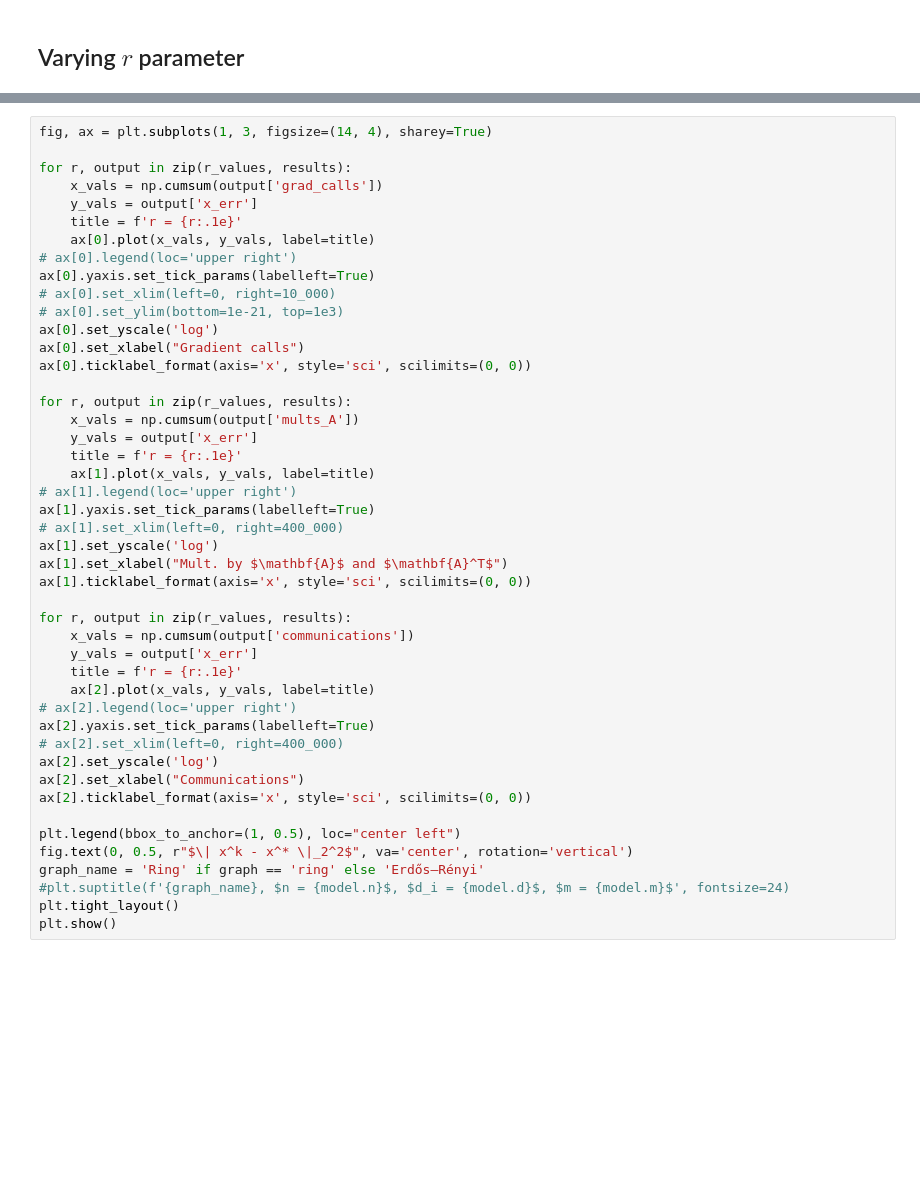
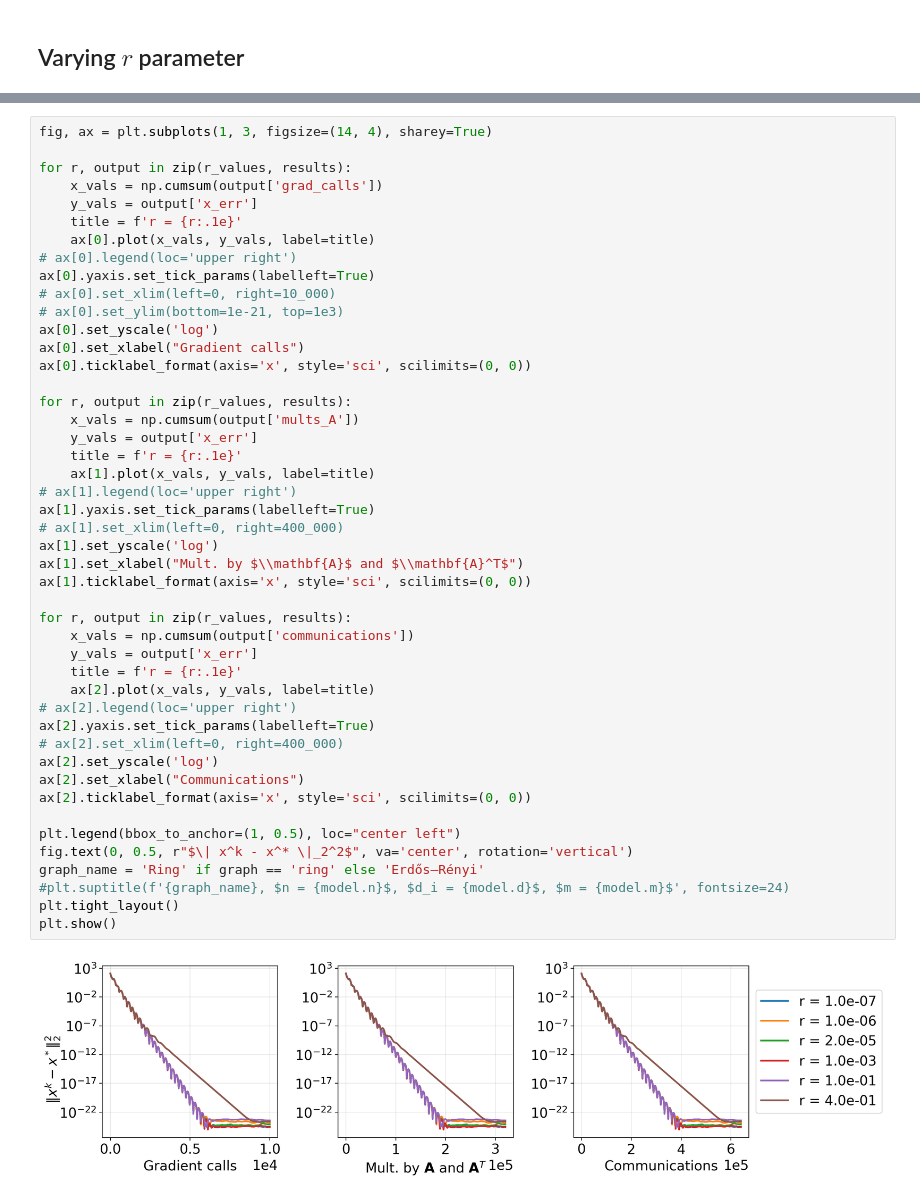
Before and after one commit to kisnikser/Decentralized-Optimization, a Jupyter notebook: example.ipynb, the cells around one changed output, grey strips where cells are left out. Drawn from its saved outputs; the diff is of its cells as text; blank space fills up the shorter version.

```diff
--- a/example.ipynb
+++ b/example.ipynb
@@ -168,31 +210,33 @@ ax[0].ticklabel_format(axis='x', style='sci', scilimits=(0, 0))
 
 for r, output in zip(r_values, results):
     x_vals = np.cumsum(output['mults_A'])
     y_vals = output['x_err']
     title = f'r = {r:.1e}'
     ax[1].plot(x_vals, y_vals, label=title)
 # ax[1].legend(loc='upper right')
 ax[1].yaxis.set_tick_params(labelleft=True)
 # ax[1].set_xlim(left=0, right=400_000)
 ax[1].set_yscale('log')
-ax[1].set_xlabel("Mult. by $\mathbf{A}$ and $\mathbf{A}^T$")
+ax[1].set_xlabel("Mult. by $\\mathbf{A}$ and $\\mathbf{A}^T$")
 ax[1].ticklabel_format(axis='x', style='sci', scilimits=(0, 0))
 
 for r, output in zip(r_values, results):
     x_vals = np.cumsum(output['communications'])
     y_vals = output['x_err']
     title = f'r = {r:.1e}'
     ax[2].plot(x_vals, y_vals, label=title)
 # ax[2].legend(loc='upper right')
 ax[2].yaxis.set_tick_params(labelleft=True)
 # ax[2].set_xlim(left=0, right=400_000)
 ax[2].set_yscale('log')
 ax[2].set_xlabel("Communications")
 ax[2].ticklabel_format(axis='x', style='sci', scilimits=(0, 0))
 
 plt.legend(bbox_to_anchor=(1, 0.5), loc="center left")
 fig.text(0, 0.5, r"$\| x^k - x^* \|_2^2$", va='center', rotation='vertical')
 graph_name = 'Ring' if graph == 'ring' else 'Erdős–Rényi'
 #plt.suptitle(f'{graph_name}, $n = {model.n}$, $d_i = {model.d}$, $m = {model.m}$', fontsize=24)
 plt.tight_layout()
 plt.show()
+# %% [output]
+[figure, added]
```
Also changed, not shown: parts of 5 cells of this notebook, 2 other files.
